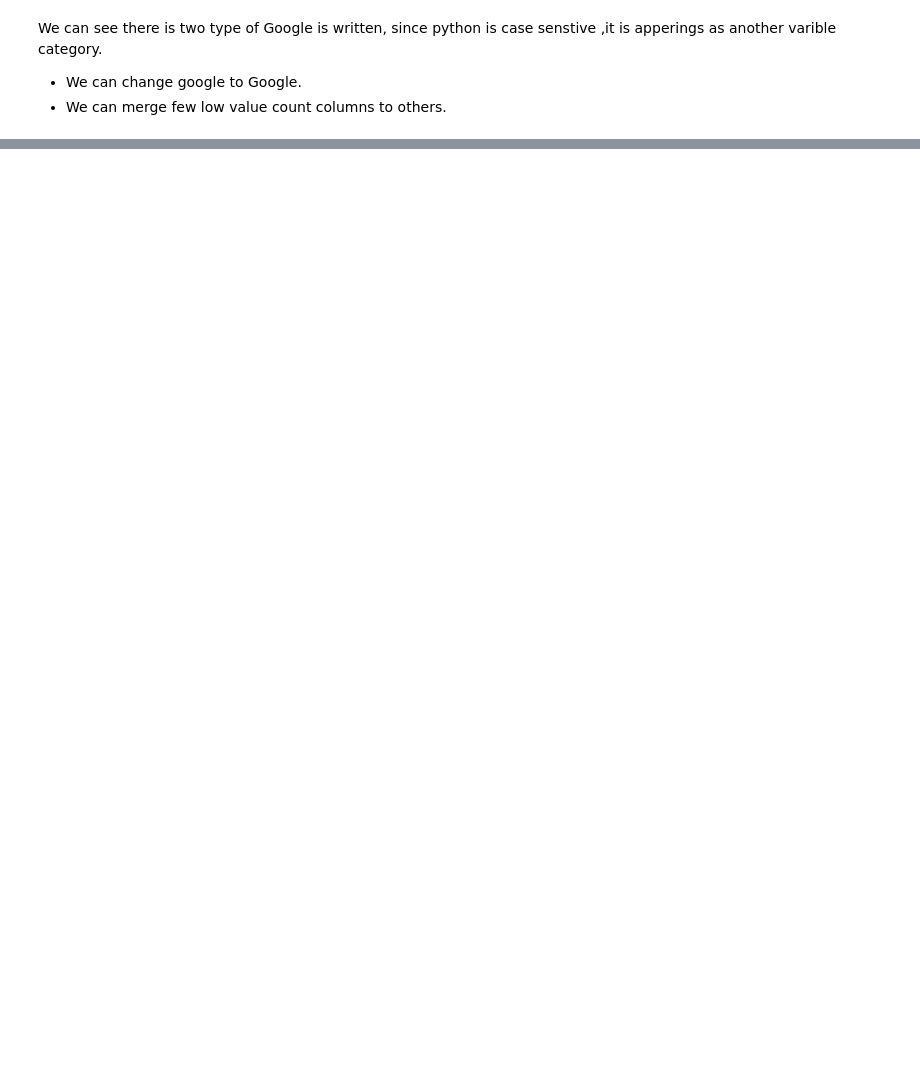
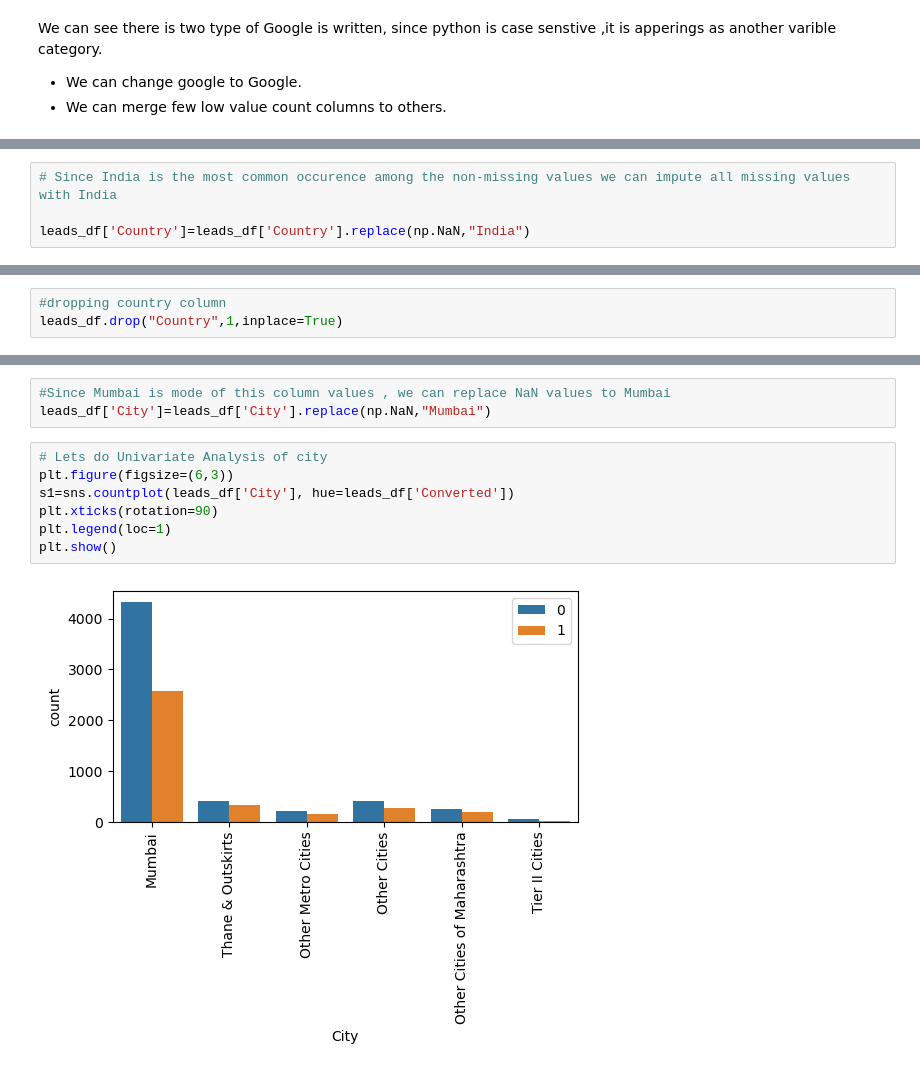
Before and after one commit to charudavis/UpGrad_CaseStudy_Lead, a Jupyter notebook: Lead_Score_Model.ipynb, the cells around one changed output, grey strips where cells are left out. Saved outputs shown, nothing was run; the diff lists cells and outputs as text; blank space fills up the shorter version.

```diff
--- a/Lead_Score_Model.ipynb
+++ b/Lead_Score_Model.ipynb
@@ -210,0 +267,4 @@ We can see there is two type of Google is written, since python is case senstive
+# %%
+# Since India is the most common occurence among the non-missing values we can impute all missing values with India
+
+leads_df['Country']=leads_df['Country'].replace(np.NaN,"India")
@@ -210,0 +315,3 @@ We can see there is two type of Google is written, since python is case senstive
+# %%
+#dropping country column
+leads_df.drop("Country",1,inplace=True)
@@ -210,0 +330,12 @@ We can see there is two type of Google is written, since python is case senstive
+# %%
+#Since Mumbai is mode of this column values , we can replace NaN values to Mumbai
+leads_df['City']=leads_df['City'].replace(np.NaN,"Mumbai")
+# %%
+# Lets do Univariate Analysis of city
+plt.figure(figsize=(6,3))
+s1=sns.countplot(leads_df['City'], hue=leads_df['Converted'])
+plt.xticks(rotation=90)
+plt.legend(loc=1)
+plt.show()
+# %% [output]
+[figure, added]
```
Also changed, not shown: parts of 13 cells of this notebook.
